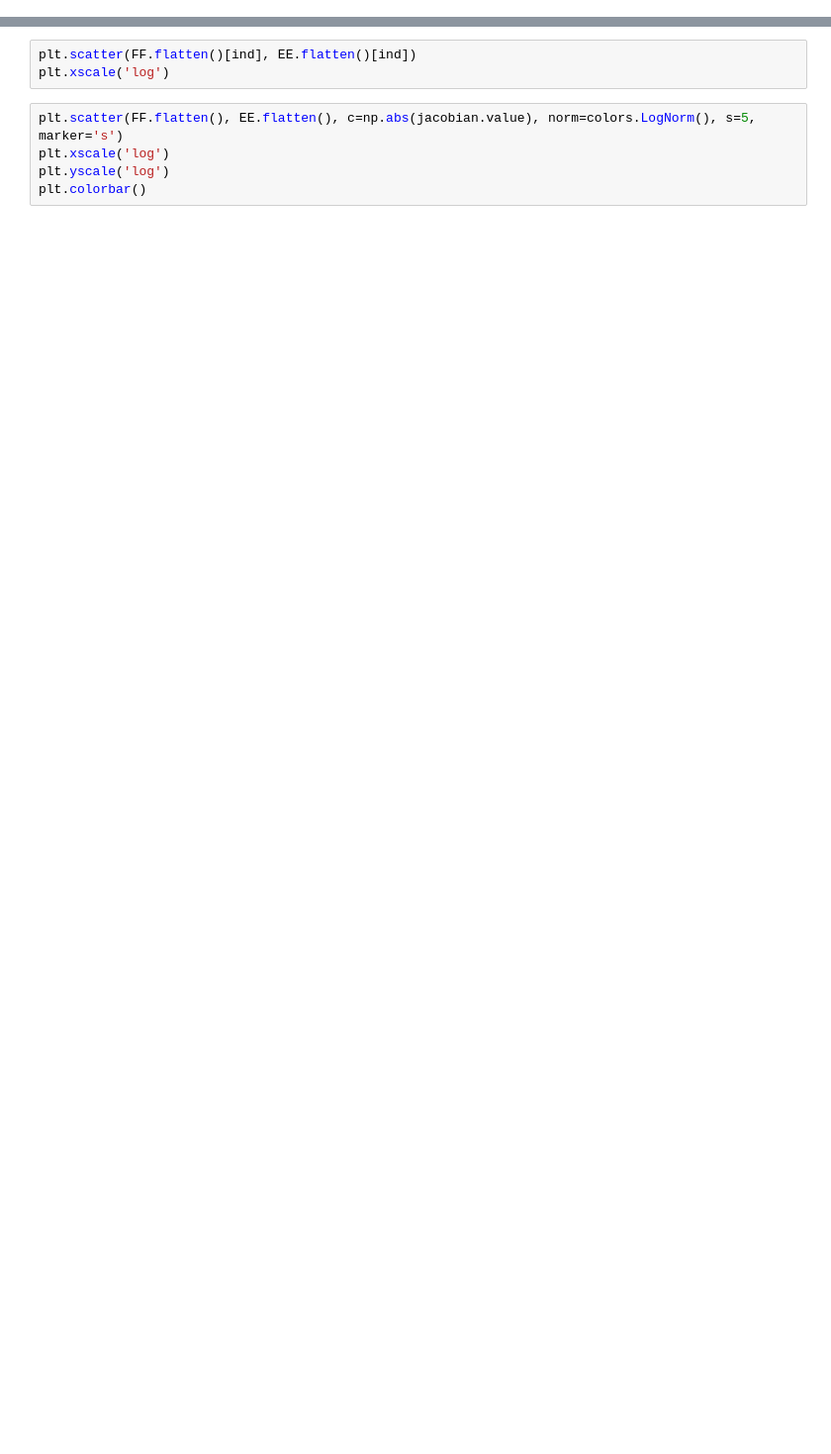
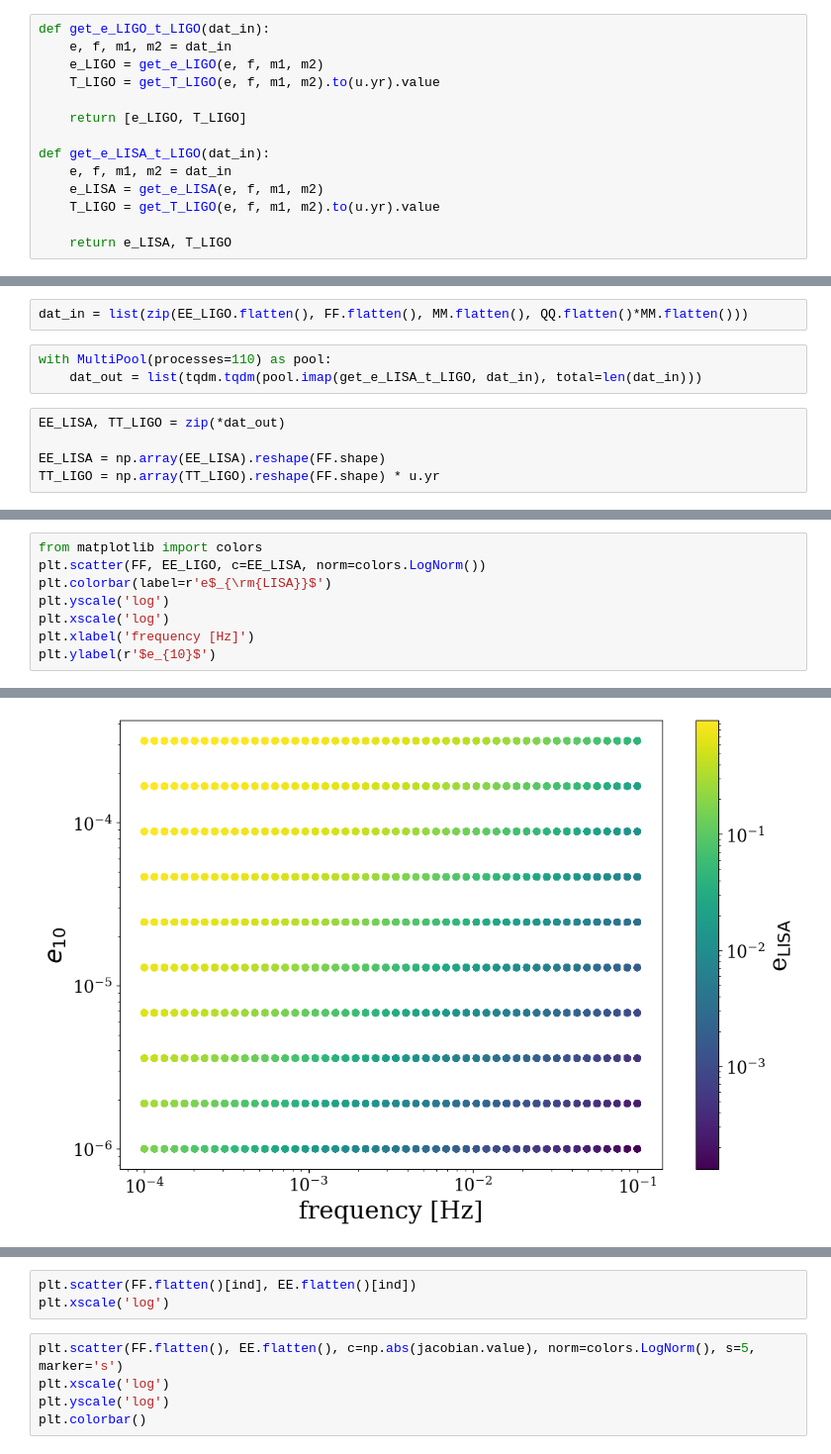
Before and after one commit to katiebreivik/eccentric-catastrophe, a Jupyter notebook: src/scripts/single_system.ipynb, the cells around one changed output, grey strips where cells are left out. Shown: that part at 99% size. Saved outputs shown, nothing was run; the diff lists cells and outputs as text; blank space fills up the shorter version.

```diff
--- a/src/scripts/single_system.ipynb
+++ b/src/scripts/single_system.ipynb
@@ -276,0 +88,14 @@ print(FF.flatten()[ind])
+# %%
+def get_e_LIGO_t_LIGO(dat_in):
+    e, f, m1, m2 = dat_in
+    e_LIGO = get_e_LIGO(e, f, m1, m2)
+    T_LIGO = get_T_LIGO(e, f, m1, m2).to(u.yr).value
+
+    return [e_LIGO, T_LIGO]
+
+def get_e_LISA_t_LIGO(dat_in):
+    e, f, m1, m2 = dat_in
+    e_LISA = get_e_LISA(e, f, m1, m2)
+    T_LIGO = get_T_LIGO(e, f, m1, m2).to(u.yr).value
+
+    return e_LISA, T_LIGO
@@ -276,0 +110,10 @@ print(FF.flatten()[ind])
+# %%
+dat_in = list(zip(EE_LIGO.flatten(), FF.flatten(), MM.flatten(), QQ.flatten()*MM.flatten()))
+# %%
+with MultiPool(processes=110) as pool:
+    dat_out = list(tqdm.tqdm(pool.imap(get_e_LISA_t_LIGO, dat_in), total=len(dat_in)))
+# %%
+EE_LISA, TT_LIGO = zip(*dat_out)
+
+EE_LISA = np.array(EE_LISA).reshape(FF.shape)
+TT_LIGO = np.array(TT_LIGO).reshape(FF.shape) * u.yr
@@ -276,0 +197,9 @@ print(FF.flatten()[ind])
+# %%
+from matplotlib import colors
+plt.scatter(FF, EE_LIGO, c=EE_LISA, norm=colors.LogNorm())
+plt.colorbar(label=r'e$_{\rm{LISA}}$')
+plt.yscale('log')
+plt.xscale('log')
+plt.xlabel('frequency [Hz]')
+plt.ylabel(r'$e_{10}$')
+# %% [output]
@@ -276,0 +207 @@ print(FF.flatten()[ind])
+[figure, added]
```
Also changed, not shown: parts of 76 cells of this notebook, 6 other files.
